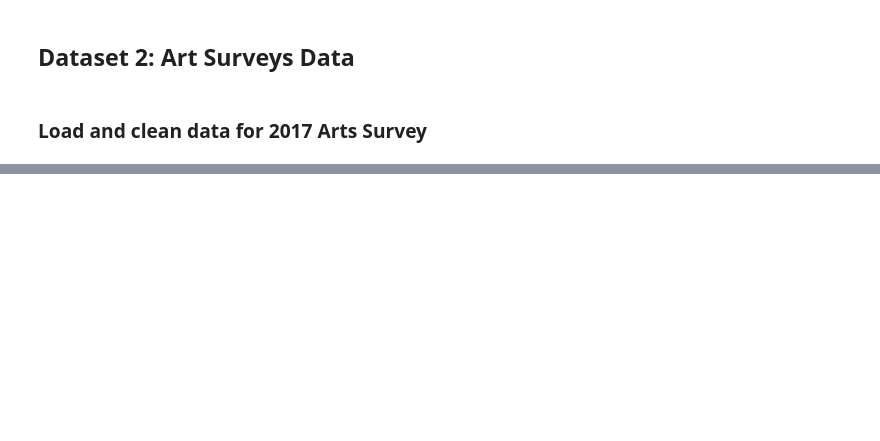
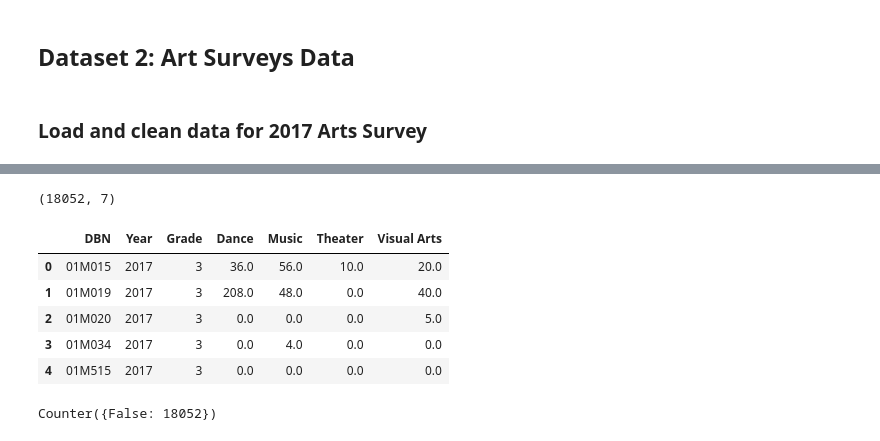
Before and after one commit to tomtav/arts-edu-impact, a Jupyter notebook: dev/tomtav/Q3_Hours_Thomas.ipynb, the cells around one changed output, grey strips where cells are left out. Drawn from its saved outputs; the diff is of its cells as text; code cells hidden in the pictures; blank space fills up the shorter version.

```diff
--- a/dev/tomtav/Q3_Hours_Thomas.ipynb
+++ b/dev/tomtav/Q3_Hours_Thomas.ipynb
@@ -286,4 +333,23 @@ arts_2019_grades.head(1)
 # %%
 arts_df = pd.concat([arts_2017_grades, arts_2018_grades, arts_2019_grades])
+
+# reset index and drop extra column
+arts_df = arts_df.reset_index().drop(labels='index', axis=1)
+
+# check dataframe
 print(arts_df.shape)
 arts_df.head()
+# %% [output]
+(18052, 7)
+|  | DBN | Year | Grade | Dance | Music | Theater | Visual Arts |
+| 0 | 01M015 | 2017 | 3 | 36.0 | 56.0 | 10.0 | 20.0 |
+| 1 | 01M019 | 2017 | 3 | 208.0 | 48.0 | 0.0 | 40.0 |
+| 2 | 01M020 | 2017 | 3 | 0.0 | 0.0 | 0.0 | 5.0 |
+| 3 | 01M034 | 2017 | 3 | 0.0 | 4.0 | 0.0 | 0.0 |
+| 4 | 01M515 | 2017 | 3 | 0.0 | 0.0 | 0.0 | 0.0 |
+# %%
+# make sure no duplicate indices exist
+from collections import Counter
+Counter(arts_df.index.duplicated(keep='first'))
+# %% [output]
+Counter({False: 18052})
```
Also changed, not shown: parts of 11 cells of this notebook.
